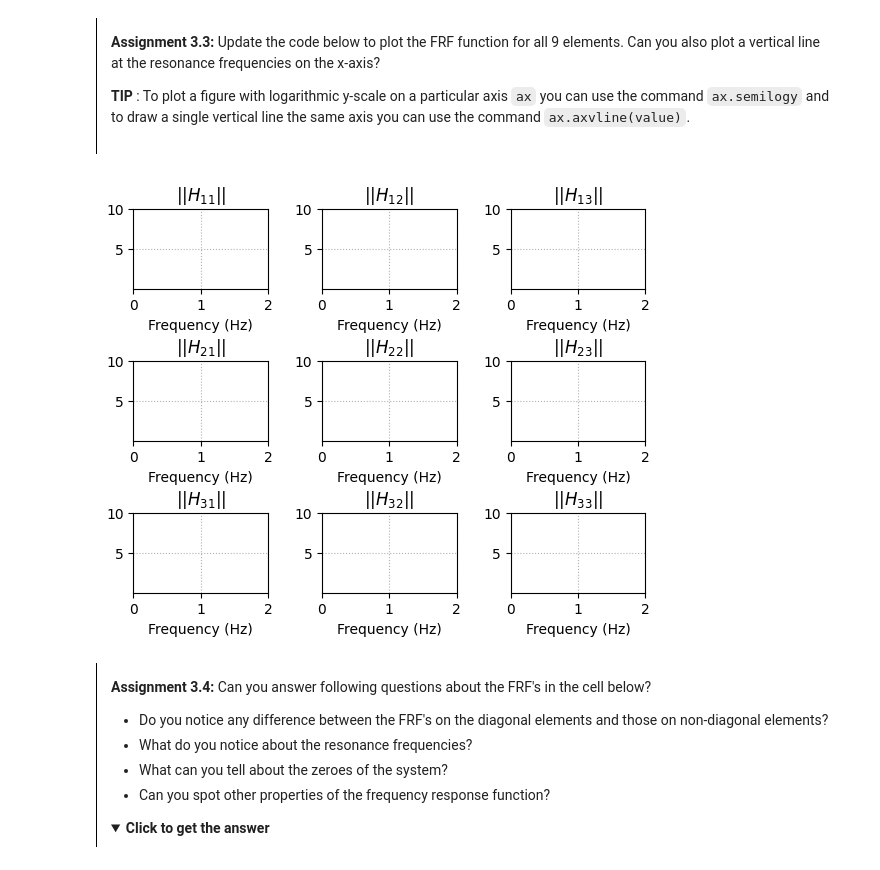
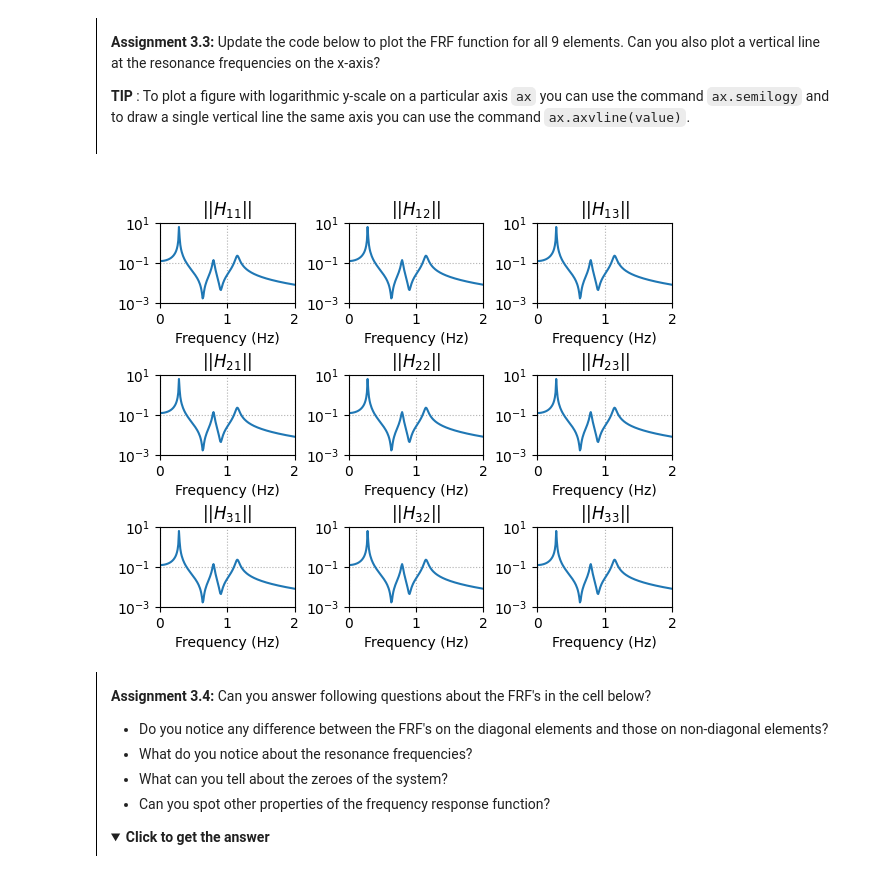
Before and after one commit to Hadain183/MV2627_Exercises, a Jupyter notebook: Session3_MDOF/session3.ipynb, the cells around one changed output. Cells and saved outputs as stored; diff of their text form; code cells hidden in the pictures; folded sections open.

```diff
--- a/Session3_MDOF/session3.ipynb
+++ b/Session3_MDOF/session3.ipynb
@@ -448,28 +446,30 @@ As discussed previously the FRF is in fact a 3 by 3 matrix for a three dimension
 # %%
 f = np.linspace(0,2,200)
 n_dof = np.shape(M)[0]
 
 fig, axes = plt.subplots(n_dof,n_dof)
 
 for i in range(n_dof):
     for j in range(n_dof):
         # V---!ADD THE NECESSARY CODE HERE!---V
         # YOUR CODE HERE
-        H_ij = frequency_response_function(M, C, K, f= np.linspace(0,2,100), i=1,j=1)
+        H_ij = frequency_response_function(M, C, K, f= np.linspace(0,2,200), i=1,j=1)
+        axes[i, j].semilogy(f, np.abs(H_ij))
+
         axes[i,j].set_title(f'$||H_{{{i+1}{j+1}}}||$')
         axes[i,j].set_xlabel('Frequency (Hz)')
         axes[i,j].grid(which='both', linestyle=':')
         axes[i,j].set_ylim([1e-3,1e1])
         axes[i,j].set_xlim([0, max(f)])
 
 plt.subplots_adjust(left=0.1,
                     bottom=0.1,
                     right=0.9,
                     top=0.9,
                     wspace=0.4,
                     hspace=0.9)
 # %% [output]
-[figure, old version]
+[figure, new version]
 # %% [markdown]
 <div style="border-left: 1px solid black; padding: 1em; margin: 1em 0;">
 
```
Also changed, not shown: parts of 5 cells of this notebook.
